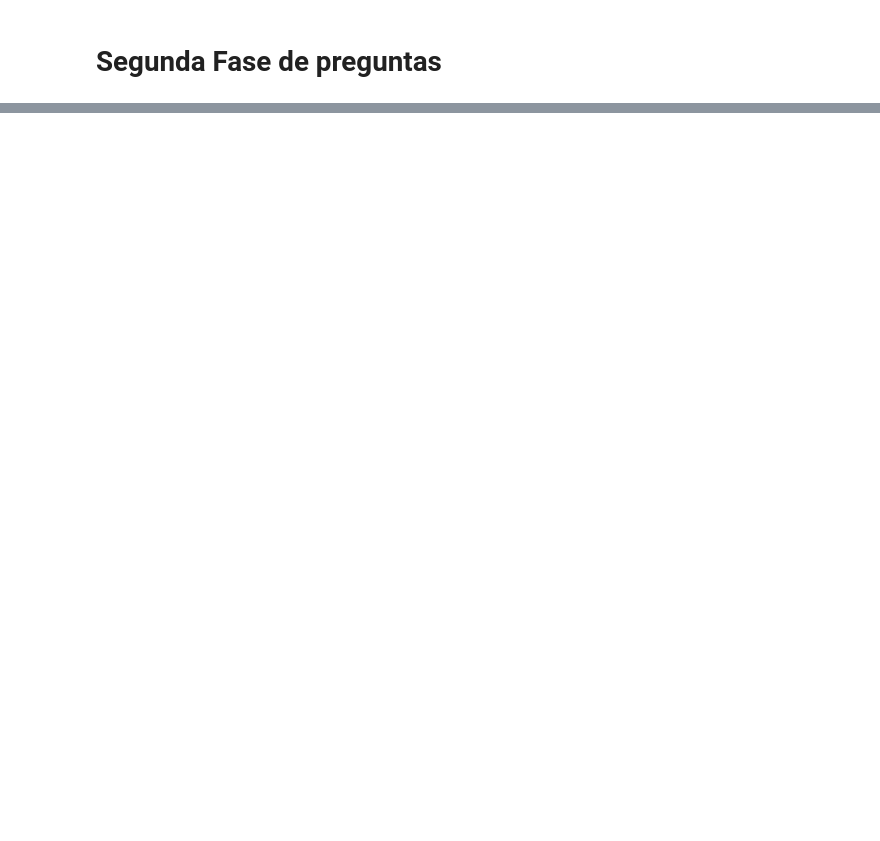
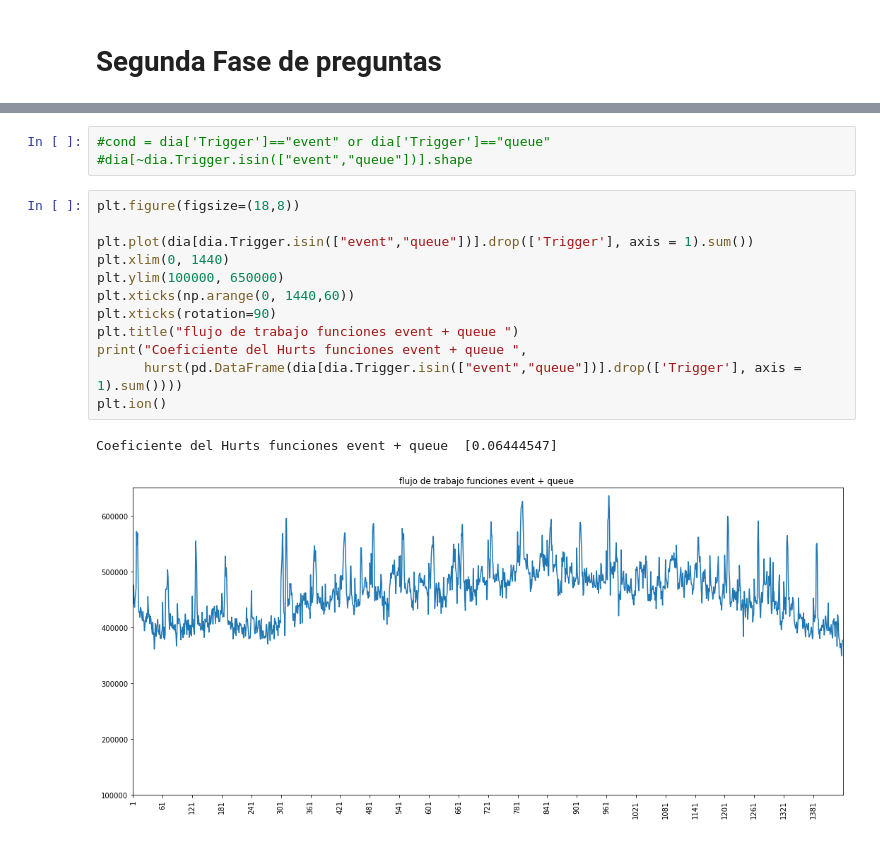
Before and after one commit to robinsonf214/Analisis_CVR, a Jupyter notebook: Preguntas.ipynb, the cells around one changed output, grey strips where cells are left out. Saved outputs shown, nothing was run; the diff lists cells and outputs as text; blank space fills up the shorter version.

```diff
--- a/Preguntas.ipynb
+++ b/Preguntas.ipynb
@@ -261,0 +274,18 @@ for key, item in grupos:
+# %%
+#cond = dia['Trigger']=="event" or dia['Trigger']=="queue"
+#dia[~dia.Trigger.isin(["event","queue"])].shape
+# %%
+plt.figure(figsize=(18,8))
+
+plt.plot(dia[dia.Trigger.isin(["event","queue"])].drop(['Trigger'], axis = 1).sum())
+plt.xlim(0, 1440)
+plt.ylim(100000, 650000)
+plt.xticks(np.arange(0, 1440,60))
+plt.xticks(rotation=90)
+plt.title("flujo de trabajo funciones event + queue ")
+print("Coeficiente del Hurts funciones event + queue ",
+      hurst(pd.DataFrame(dia[dia.Trigger.isin(["event","queue"])].drop(['Trigger'], axis = 1).sum())))
+plt.ion()
+# %% [output]
+Coeficiente del Hurts funciones event + queue  [0.06444547]
+[figure, added]
```
Also changed, not shown: parts of 9 cells of this notebook.
